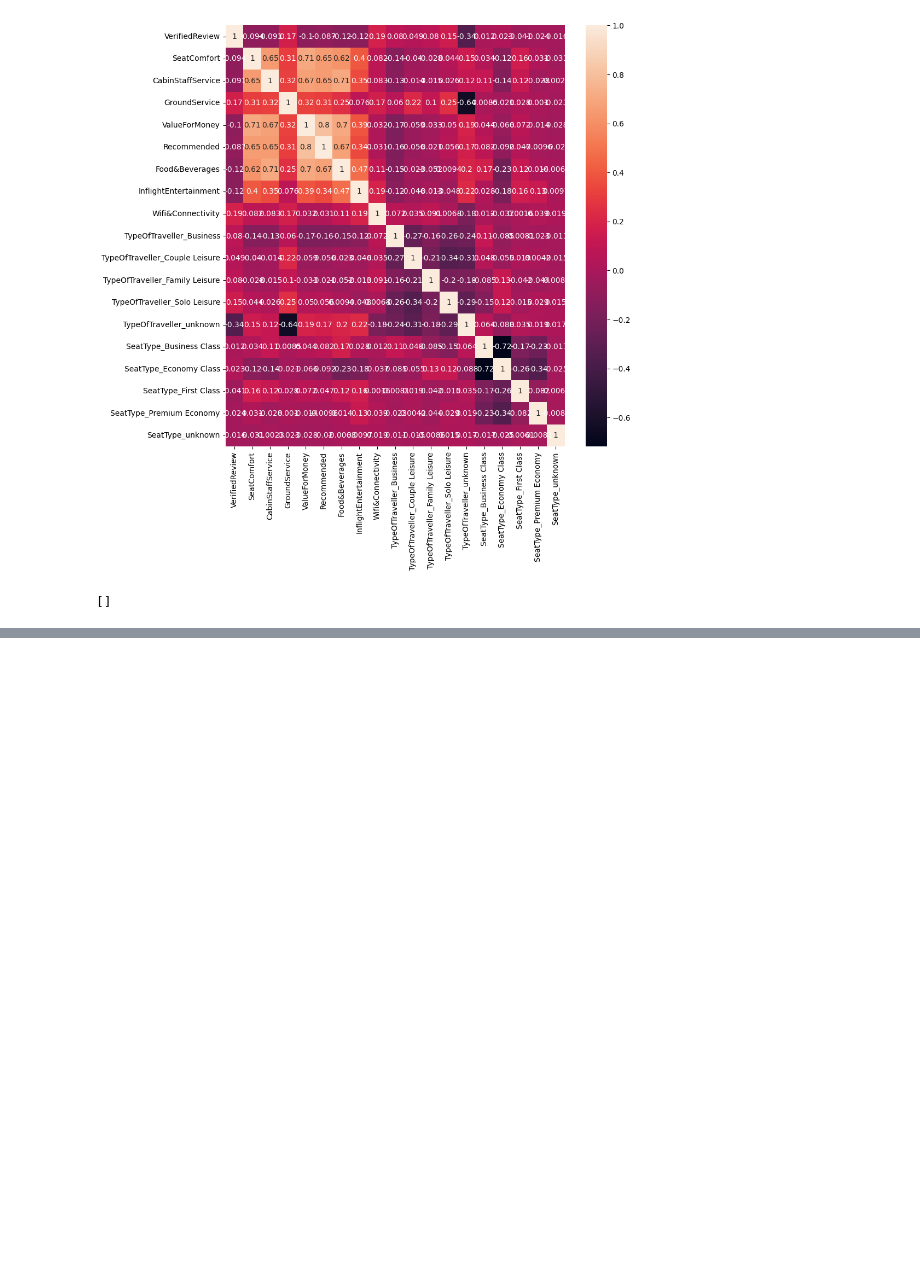
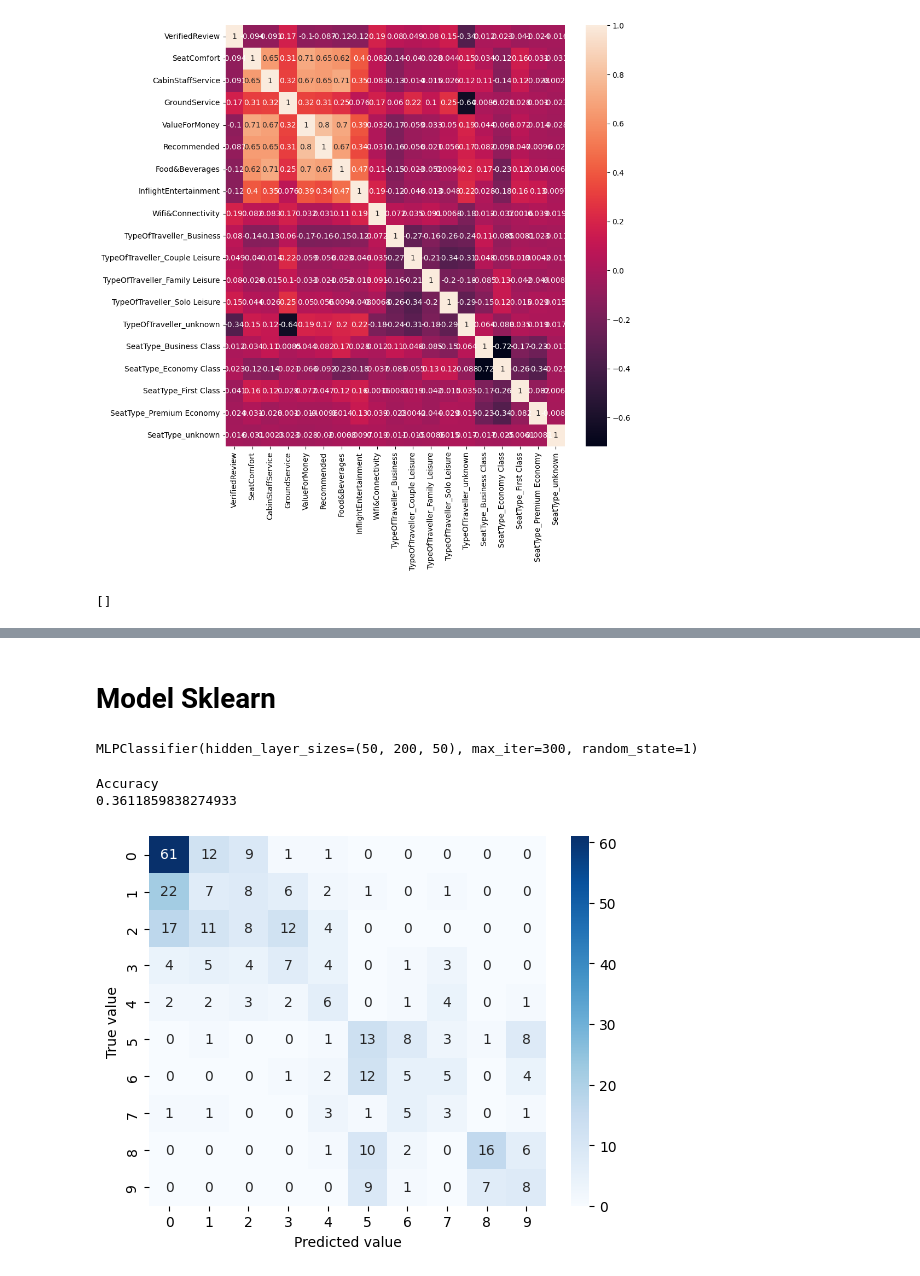
Before and after one commit to WawanWidiantara/Multi-Layer-Perceptron, a Jupyter notebook: AirlineReviews-Classification.ipynb, the cells around one changed output, grey strips where cells are left out. Saved outputs shown, nothing was run; the diff lists cells and outputs as text; code cells hidden in the pictures; blank space fills up the shorter version.

Commit message:
+ add model

```diff
--- a/AirlineReviews-Classification.ipynb
+++ b/AirlineReviews-Classification.ipynb
@@ -342,0 +347,15 @@ PCA_X_test = pca.transform(x_test)
+# %%
+model = tf.keras.models.Sequential()
+
+#input layer
+model.add(tf.keras.layers.Dense(50, activation='sigmoid', input_shape=(PCA_X_train.shape[1],)))
+
+#hidden layers
+model.add(tf.keras.layers.Dense(200, activation='sigmoid'))
+model.add(tf.keras.layers.Dense(50, activation='sigmoid'))
+
+#output layer
+model.add(tf.keras.layers.Dense(units=10, activation='sigmoid'))
+
+model.compile(optimizer='adam', loss='sparse_categorical_crossentropy', metrics=['accuracy'])
+model.summary()
@@ -342,0 +380,2 @@ PCA_X_test = pca.transform(x_test)
+# %%
+model.fit(PCA_X_train, y_train, epochs=100, batch_size=128, verbose=1)
@@ -342,0 +406,24 @@ PCA_X_test = pca.transform(x_test)
+# %% [markdown]
+# Model Sklearn
+# %%
+mlp = MLPClassifier(hidden_layer_sizes=(50,200,50), max_iter=300, activation='relu', solver='adam', random_state=1)
+mlp.fit(PCA_X_train, y_train)
+# %% [output]
+MLPClassifier(hidden_layer_sizes=(50, 200, 50), max_iter=300, random_state=1)
+# %%
+print('Accuracy')
+print(mlp.score(PCA_X_test, y_test))
+
+# draw the confusion matrix
+predict = mlp.predict(PCA_X_test)
+
+confusion_matrix = confusion_matrix(y_test, predict)
+fig, ax = plt.subplots(1)
+ax = sns.heatmap(confusion_matrix, ax=ax, cmap=plt.cm.Blues, annot=True)
+plt.ylabel('True value')
+plt.xlabel('Predicted value')
+plt.show()
+# %% [output]
+Accuracy
+0.3611859838274933
+[figure, added]
```
Also changed, not shown: parts of 5 cells of this notebook, 1 other file.
